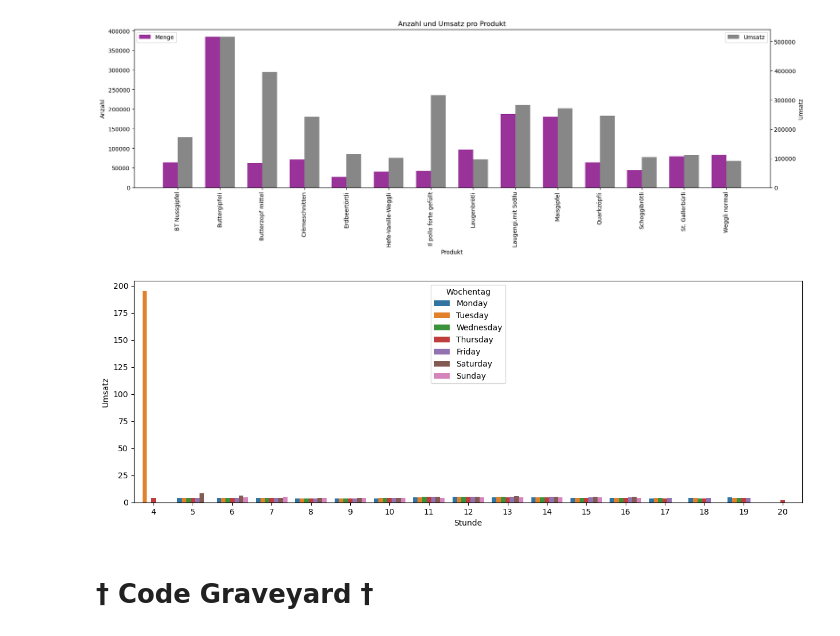
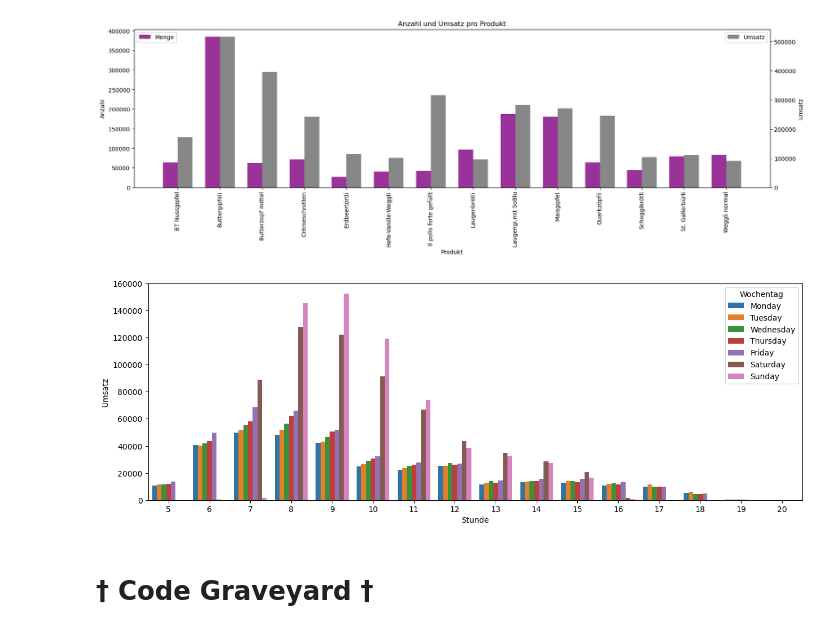
Before and after one commit to mrtz-wssl/KI_in_KMU, a Jupyter notebook: KI_in_KMU_Main.ipynb, the cells around one changed output. Saved outputs shown, nothing was run; the diff lists cells and outputs as text; code cells hidden in the pictures.

Commit message:
Überarbeitung der Graphen und Entfernen von Werten vor 4Uhr morgens

```diff
--- a/KI_in_KMU_Main.ipynb
+++ b/KI_in_KMU_Main.ipynb
@@ -110,7 +114,7 @@ memory usage: 88.8+ MB
 # Konvertieren der Spalten in die richtige Datentypen
 data["Datum"] = pd.to_datetime(data["Datum"]).dt.date
 wochentag_reihenfolge = ["Monday", "Tuesday", "Wednesday", "Thursday", "Friday", "Saturday", "Sunday"]
-# data["Wochentag"] = pd.Categorical(data["Wochentag"], categories = wochentag_reihenfolge, ordered = True)
+data["Wochentag"] = pd.Categorical(data["Wochentag"], categories = wochentag_reihenfolge, ordered = True)
 
 # Entfernen nicht mehr benötigter Spalten
 data = data.drop(columns = ["Filiale", "Zeitstempel"], axis = "columns")
@@ -149,3 +154,11 @@ Der höchste Umsatz wurde am Sunday um 15:51:41 Uhr erzielt.
+# %%
+# Im nächsten Schritt prüfen wir Transaktionen außerhalb der Öffnungszeiten. Im Maximum hat die Bäckerrei von 5:30 bis 19:00 geöffnet.
+# Zu erst werden Transaktionen vor Öffnung geprüft.
+data_4_uhr = data[data["Stunde"] == 4]
+data_4_uhr.head()
+
+# Da sich in einem Histogramm über den Umsatz pro Uhrzeit pro Tag Ausreißer um 4 Uhr finden, werden alle Einträge vor 5 Uhr entfernt.
+data = data[data["Stunde"] >= 5]
 # %%
 # Erstellen eines Histogramms für den Umsatz pro Transaktion
 plt.figure(figsize= (10, 5))
@@ -195,22 +208,20 @@ plt.show()
 # %%
 # Erstellen eines Plots mit Uhrzeit und Umsatz
 
 # Gruppieren der Daten nach Uhrzeit und Wochentag und berechnung des Durchschnittlichen Umsatzes
-avg_umsatz = data.groupby(["Stunde", "Wochentag"])["Umsatz"].mean().reset_index()
+avg_umsatz = data.groupby(["Stunde", "Wochentag"])["Umsatz"].sum().reset_index()
 
 #Erstellen des Plots
 plt.figure(figsize = (15,5))
 sns.barplot(data = avg_umsatz, x = "Stunde", y = "Umsatz", hue = "Wochentag")
-
-
 
 ax.set_xlabel("Uhrzeit")
 ax.set_ylabel("Umsatz")
 ax.set_title("Umsatz pro Stunde pro Wochentag")
 ax.legend(title = "Wochentag", loc = "upper right")
 plt.show()
 # %% [output]
-[figure, old version]
+[figure, new version]
 # %% [markdown]
 # † Code Graveyard † #
 # %%
```
Also changed, not shown: parts of 5 cells of this notebook.
